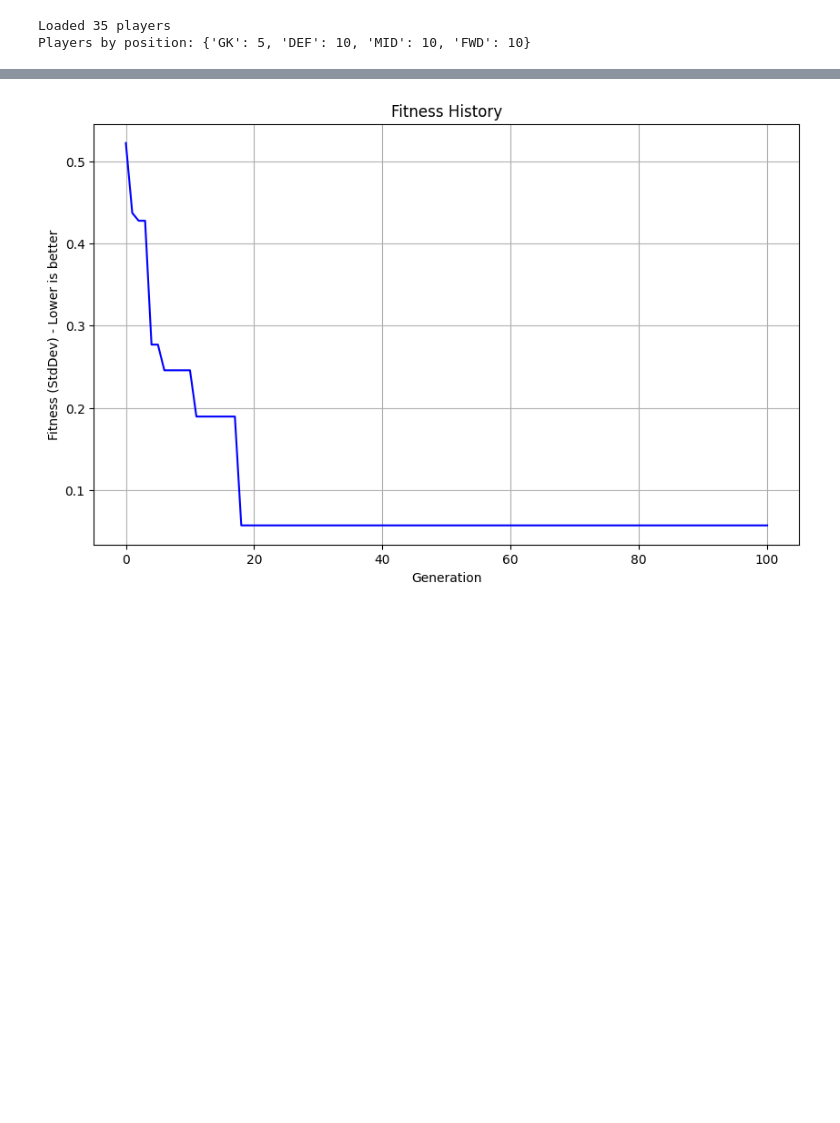
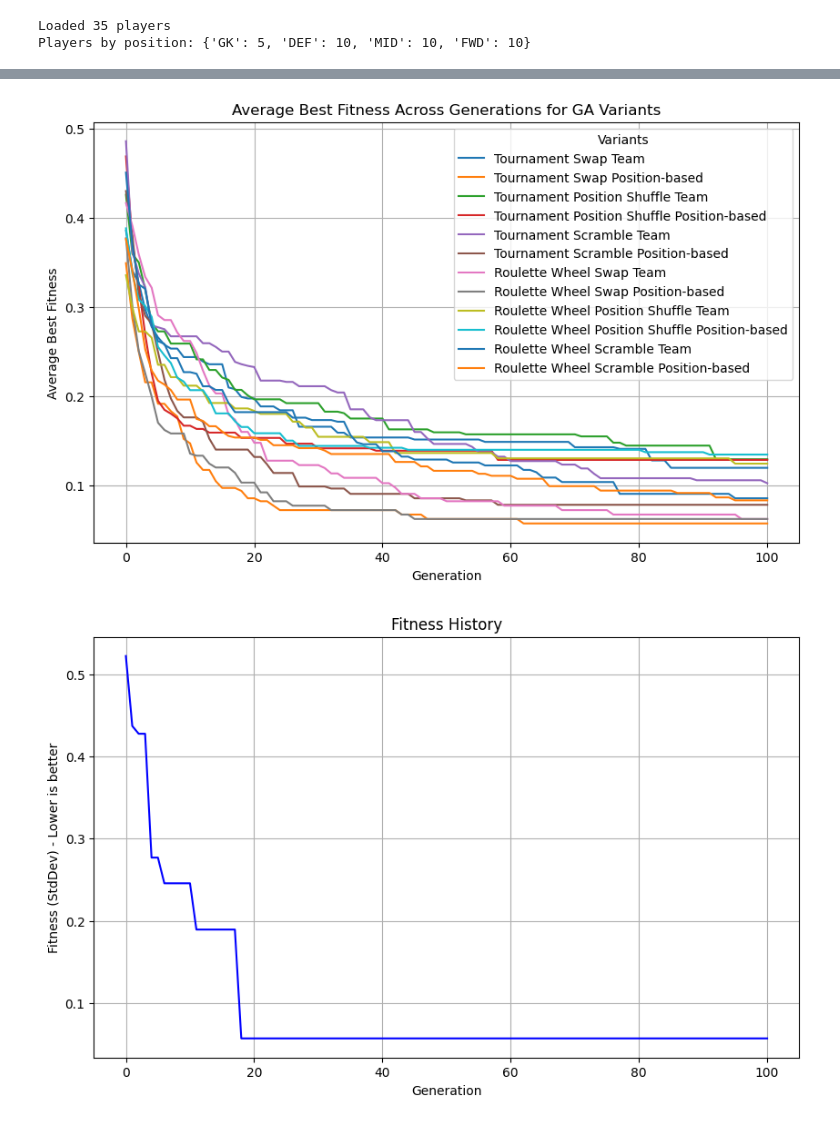
Before and after one commit to philippedut/CIFO_project, a Jupyter notebook: src/code_final.ipynb, the cells around one changed output, grey strips where cells are left out. Cells and saved outputs as stored; diff of their text form; code cells hidden in the pictures; blank space fills up the shorter version.

```diff
--- a/src/code_final.ipynb
+++ b/src/code_final.ipynb
@@ -74,17 +87,3 @@ if df is not None:
 # %% [output]
 Loaded 35 players
 Players by position: {'GK': 5, 'DEF': 10, 'MID': 10, 'FWD': 10}
-# %%
-
-if 'players' in locals() and players:
-    # Set up genetic algorithm
-    print("\nSetting up genetic algorithm...")
-    ga = GeneticAlgorithm(
-        players=players,
-        pop_size=50,  # Population size
-        generations=100  # Number of generations
-    )
-    # Run the algorithm
-    best_league = ga.run()
-else:
-    print("Error: Players not loaded properly!")
@@ -109,3 +138,30 @@ Final best fitness: 0.0571
+# %%
+variant_dfs = {
+    'Tournament Swap Team': df_tour_swap_team,
+    'Tournament Swap Position-based': df_tour_swap_positionbased,
+    'Tournament Position Shuffle Team': df_tour_positionshuffle_team,
+    'Tournament Position Shuffle Position-based': df_tour_positionshuffle_positionbased,
+    'Tournament Scramble Team': df_tour_scramble_team,
+    'Tournament Scramble Position-based': df_tour_scramble_positionbased,
+    'Roulette Wheel Swap Team': df_roulette_swap_team,
+    'Roulette Wheel Swap Position-based': df_roulette_swap_positionbased,
+    'Roulette Wheel Position Shuffle Team': df_roulette_positionshuffle_team,
+    'Roulette Wheel Position Shuffle Position-based': df_roulette_positionshuffle_positionbased,
+    'Roulette Wheel Scramble Team': df_roulette_scramble_team,
+    'Roulette Wheel Scramble Position-based': df_roulette_scramble_positionbased
+}
+
+plt.figure(figsize=(10,6))
+for name, df in variant_dfs.items():
+    plt.plot(df['Generation'], df['AvgBestFitness'], label=name)
+    plt.title("Average Best Fitness Across Generations for GA Variants")
+    plt.xlabel("Generation")
+    plt.ylabel("Average Best Fitness")
+    plt.legend(title="Variants", loc='upper right')
+    plt.grid(True)
+    plt.show()
+# %% [output]
+[figure, added]
 # %%
 
 if 'ga' in locals() and 'best_league' in locals():
```
Also changed, not shown: parts of 5 cells of this notebook, 1 other file.
